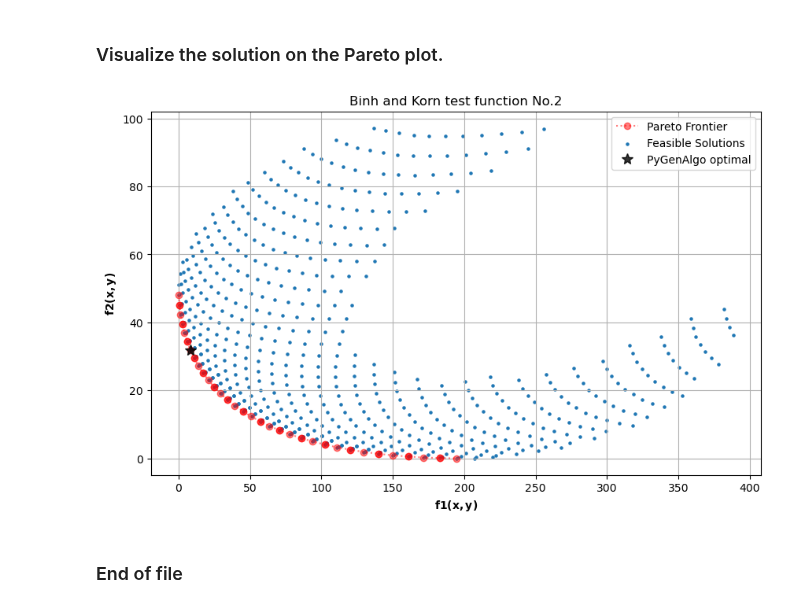
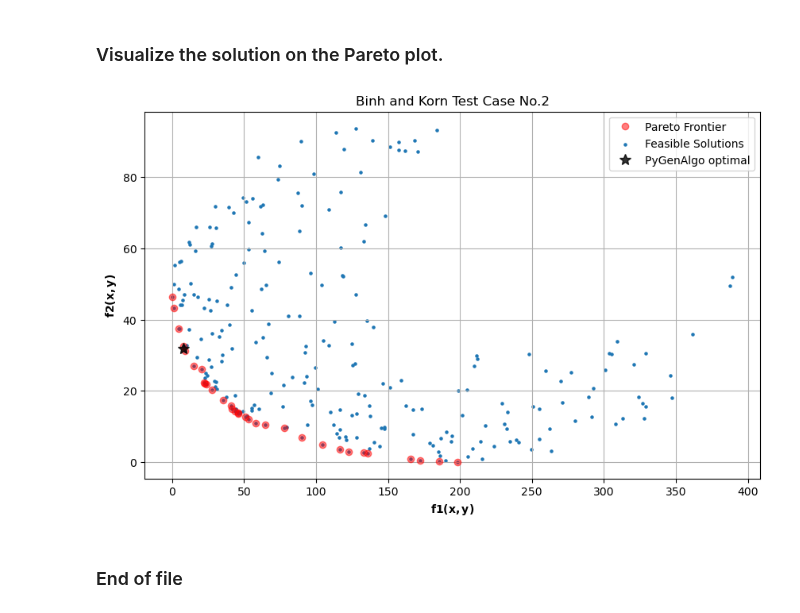
Before and after one commit to vrettasm/PyGeneticAlgorithms, a Jupyter notebook: examples/binh_and_korn_multiobjective.ipynb, the cells around one changed output. Cells and saved outputs as stored; diff of their text form; code cells hidden in the pictures.

```diff
--- a/examples/binh_and_korn_multiobjective.ipynb
+++ b/examples/binh_and_korn_multiobjective.ipynb
@@ -81,7 +83,7 @@ def fun_Binh_Korn(individual: Chromosome, f_min: bool = True):
 
     # Compute the constraints.
     C1 = max(0.0, (x - 5.0)**2 + y**2 - 25.0)**2
-    C2 = min(0.0, (x - 8.0)**2 + (y + 2.0)**2 - 7.7)**2
+    C2 = min(0.0, (x - 8.0)**2 + (y + 3.0)**2 - 7.7)**2
 
     # Compute the final value.
     f_val = fsum([0.5*f1, 0.5*f2, p_c*C1, p_c*C2])
@@ -150,23 +170,26 @@ f2(x, y) = 31.98013
 # Create a list that will hold points that satisfy both constraints.
 points = []
 
-# Create a 2D grid.
-for x in np.linspace(-15.0, 30.0, 150):
+# Generate random sample on [-15.0, 30].
+sample_points = np.random.uniform(-15.0, 30.0, (8500, 2))
 
-    for y in np.linspace(-15.0, 30.0, 150):
+# Check all the points.
+for x, y in sample_points:
 
-        # If both constraints are satisfied.
-        if (x - 5.0)**2 + y**2 <= 25.0 and (x - 8.0)**2 + (y + 2.0)**2 >= 7.7:
+    # Compute the constraints.
+    C1 = (x - 5.0)**2 + y**2 <= 25.0
+    C2 = (x - 8.0)**2 + (y + 3.0)**2 >= 7.7
 
-            # Evaluate both functions.
-            f1 = 4.0 * (x**2 + y**2)
-            f2 = (x - 5.0)**2 + (y - 5.0)**2
+    # If both constraints are satisfied.
+    if C1 and C2:
 
-            # Keep the point in the list.
-            points.append([f1, f2])
-        # _end_if_
+        # Evaluate both functions.
+        f1 = 4.0 * (x**2 + y**2)
+        f2 = (x - 5.0)**2 + (y - 5.0)**2
 
-    # _end_for_
+        # Keep the point in the list.
+        points.append([f1, f2])
+    # _end_if_
 
 # _end_for_
 
@@ -210,30 +233,30 @@ pareto_points = np.array(pareto_points)
 # %%
 # Create a new figure.
 plt.figure(figsize=(10, 6))
 
 # Plot the Pareto front.
 plt.plot(pareto_points[:, 0],
          pareto_points[:, 1],
-         'ro:', alpha=0.5, label="Pareto Frontier")
+         'ro', alpha=0.5, label="Pareto Frontier")
 
 # Plot all the feasible solutions.
 plt.scatter(x=points[:, 0],
             y=points[:, 1],
             s=5, marker='o', label="Feasible Solutions")
 
 # Plot the optimal solution from the GA.
 plt.plot(f1_opt, f2_opt,
          'k*', markersize=10, alpha=0.8, label="PyGenAlgo optimal")
 
 # Tidy up the plot.
-plt.title("Binh and Korn test function No.2")
+plt.title("Binh and Korn Test Case No.2")
 plt.xlabel(r"$\mathbf{f1(x,y)}$")
 plt.ylabel(r"$\mathbf{f2(x,y)}$")
 plt.legend()
 plt.grid(True)
 
 plt.savefig("Binh_and_Korn_optimal.pdf", format="pdf", dpi=300)
 # %% [output]
-[figure, old version]
+[figure, new version]
 # %% [markdown]
 ### End of file
```
Also changed, not shown: parts of 5 cells of this notebook, 2 other files.
